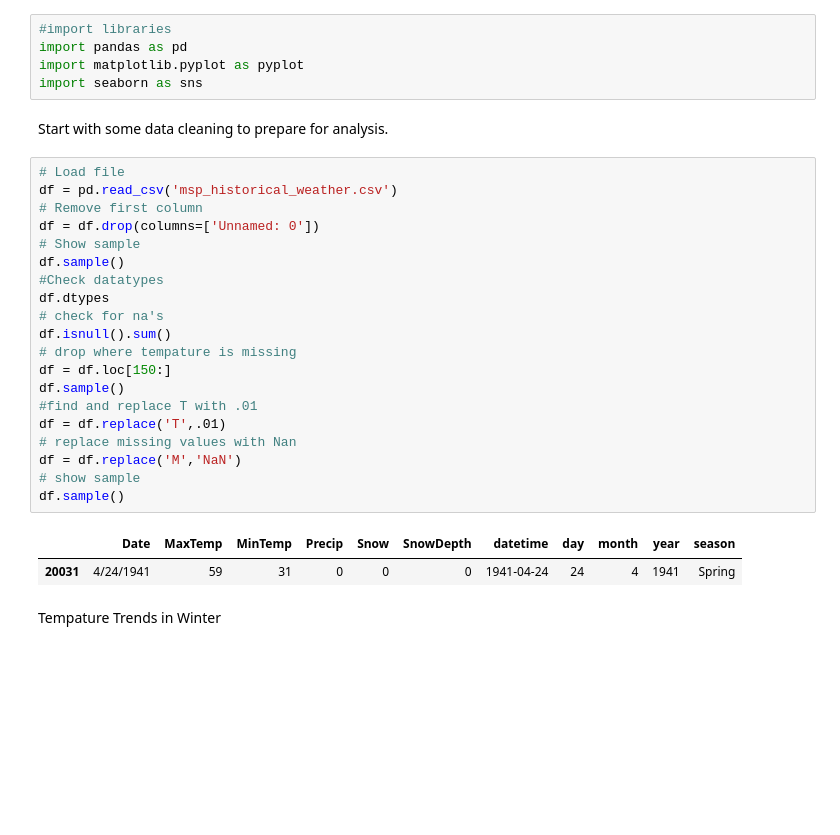
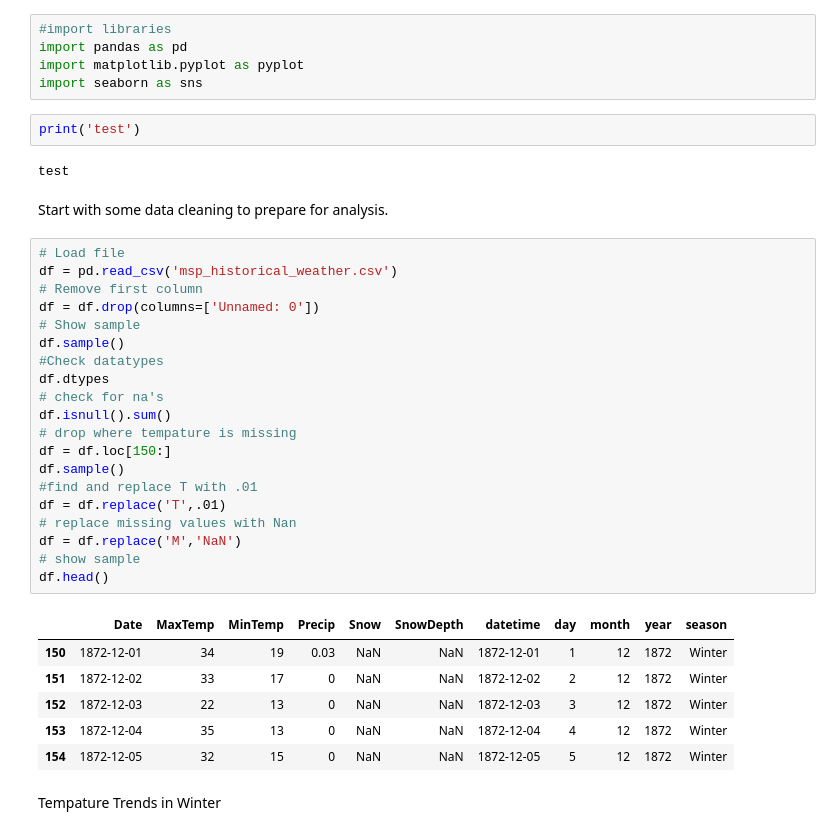
Before and after one commit to searanch/Minneapolis-Historical-Weather, a Jupyter notebook: msp_winter.ipynb, the cells around one changed output. Drawn from its saved outputs; the diff is of its cells as text; blank space fills up the shorter version.

```diff
--- a/msp_winter.ipynb
+++ b/msp_winter.ipynb
@@ -6,31 +6,39 @@ data sourced from Minnesota DNR
 import pandas as pd
 import matplotlib.pyplot as pyplot
 import seaborn as sns
+# %%
+print('test')
+# %% [output]
+test
 # %% [markdown]
 Start with some data cleaning to prepare for analysis.
 # %%
 # Load file
 df = pd.read_csv('msp_historical_weather.csv')
 # Remove first column
 df = df.drop(columns=['Unnamed: 0'])
 # Show sample
 df.sample()
 #Check datatypes
 df.dtypes
 # check for na's
 df.isnull().sum()
 # drop where tempature is missing
 df = df.loc[150:]
 df.sample()
 #find and replace T with .01
 df = df.replace('T',.01)
 # replace missing values with Nan
 df = df.replace('M','NaN')
 # show sample
-df.sample()
+df.head()
 # %% [output]
 |  | Date | MaxTemp | MinTemp | Precip | Snow | SnowDepth | datetime | day | month | year | season |
-| 20031 | 4/24/1941 | 59 | 31 | 0 | 0 | 0 | 1941-04-24 | 24 | 4 | 1941 | Spring |
+| 150 | 1872-12-01 | 34 | 19 | 0.03 | NaN | NaN | 1872-12-01 | 1 | 12 | 1872 | Winter |
+| 151 | 1872-12-02 | 33 | 17 | 0 | NaN | NaN | 1872-12-02 | 2 | 12 | 1872 | Winter |
+| 152 | 1872-12-03 | 22 | 13 | 0 | NaN | NaN | 1872-12-03 | 3 | 12 | 1872 | Winter |
+| 153 | 1872-12-04 | 35 | 13 | 0 | NaN | NaN | 1872-12-04 | 4 | 12 | 1872 | Winter |
+| 154 | 1872-12-05 | 32 | 15 | 0 | NaN | NaN | 1872-12-05 | 5 | 12 | 1872 | Winter |
 # %% [markdown]
 Tempature Trends in Winter
 # %%
```
Also changed, not shown: parts of 21 cells of this notebook.
